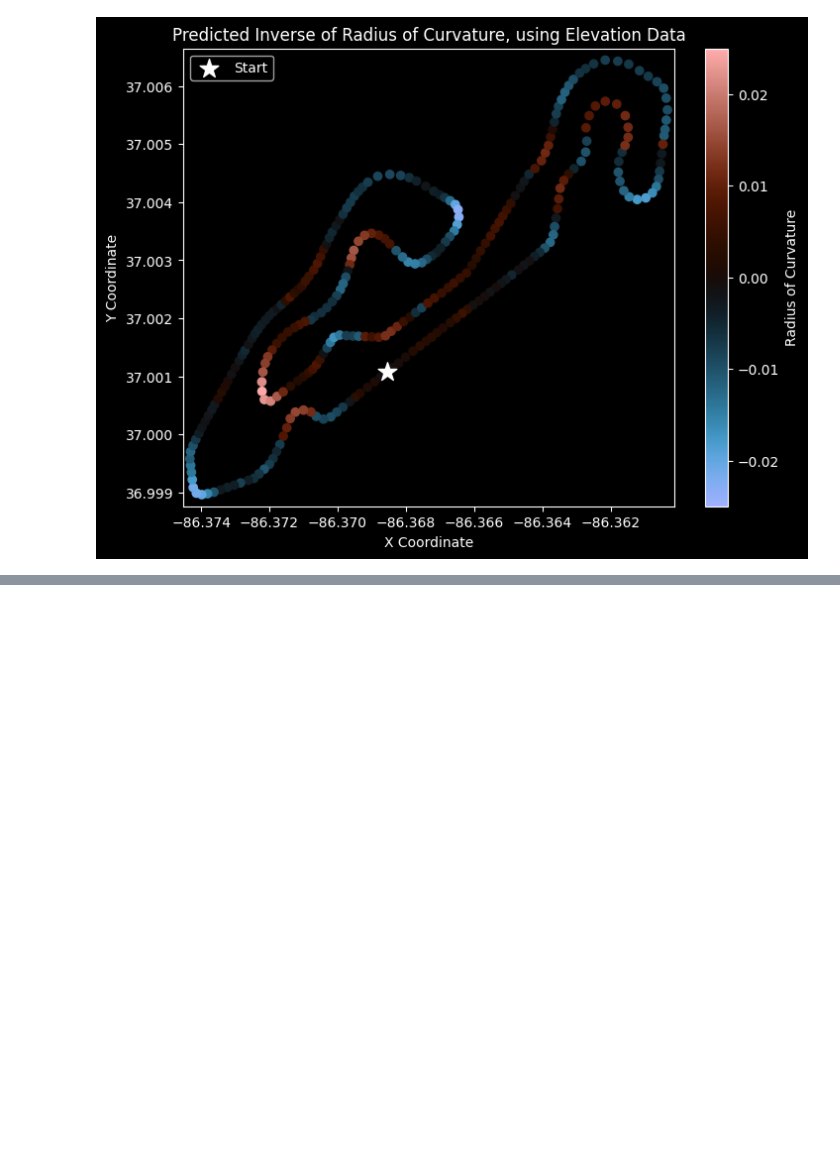
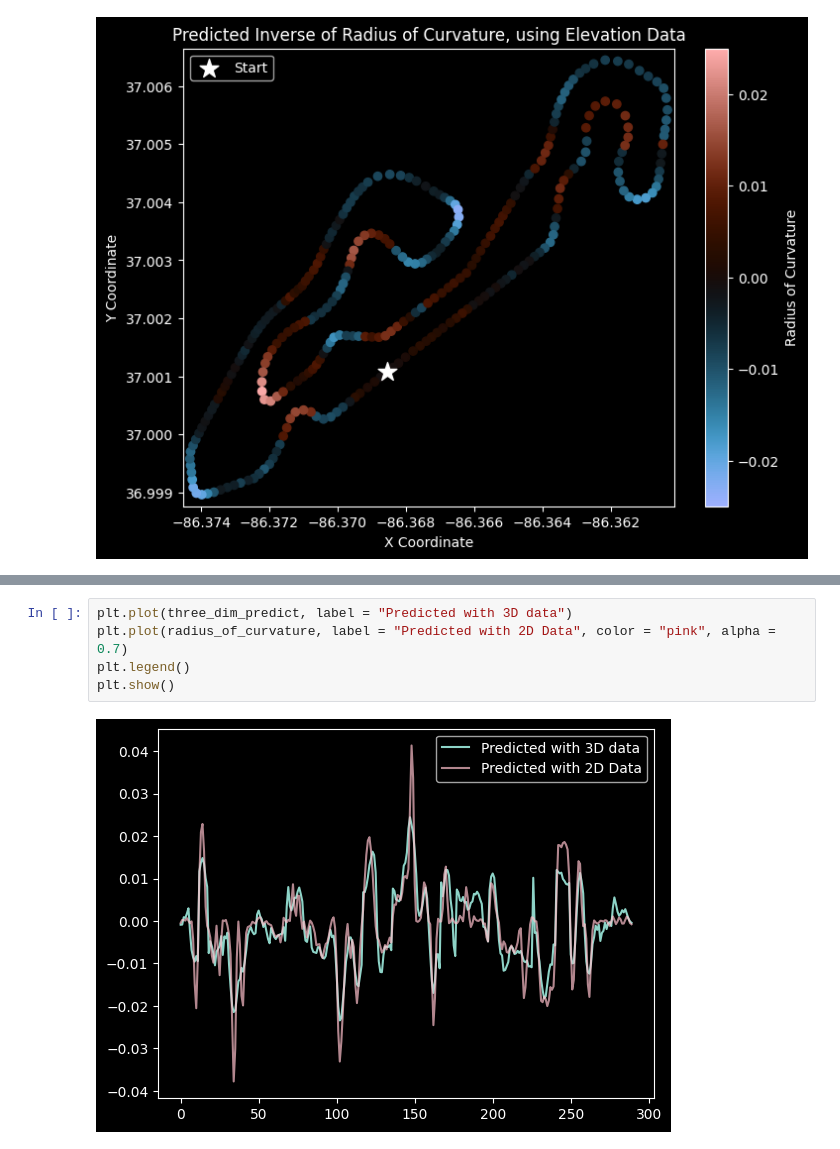
Before and after one commit to UBC-Solar/data_analysis, a Jupyter notebook: v4/localization_with_acceleration/acceleration.ipynb, the cells around one changed output, grey strips where cells are left out. Cells and saved outputs as stored; diff of their text form; blank space fills up the shorter version.

```diff
--- a/v4/localization_with_acceleration/acceleration.ipynb
+++ b/v4/localization_with_acceleration/acceleration.ipynb
@@ -908,0 +893,7 @@ plt.show()
+# %%
+plt.plot(three_dim_predict, label = "Predicted with 3D data")
+plt.plot(radius_of_curvature, label = "Predicted with 2D Data", color = "pink", alpha = 0.7)
+plt.legend()
+plt.show()
+# %% [output]
+[figure, added]
```
Also changed, not shown: parts of 28 cells of this notebook.
